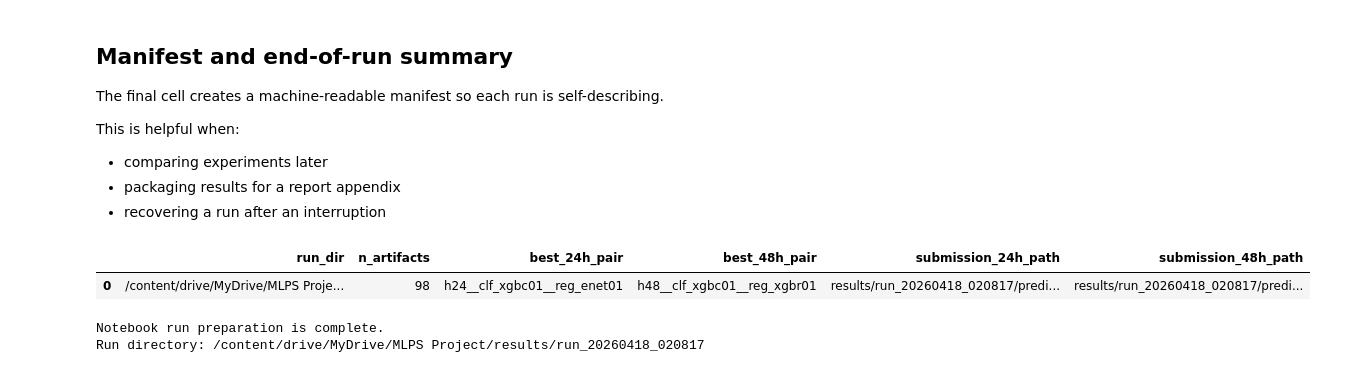
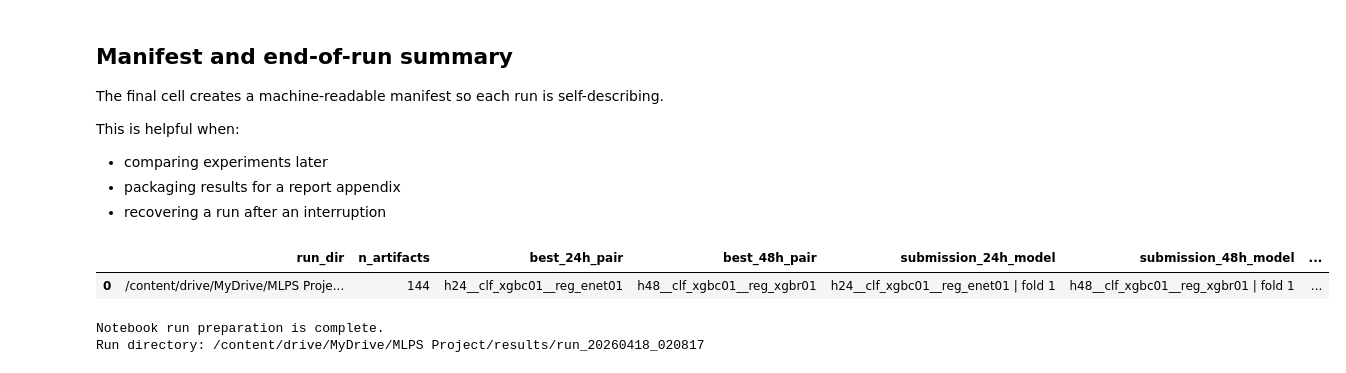
Before and after one commit to Zttcoder/MLPS_FinalProject, a Jupyter notebook: Arturo/two_stage_aaarias_10features_1fold_SUCCESS.ipynb, the cells around one changed output. Cells and saved outputs as stored; diff of their text form; code cells hidden in the pictures.

```diff
--- a/Arturo/two_stage_aaarias_10features_1fold_SUCCESS.ipynb
+++ b/Arturo/two_stage_aaarias_10features_1fold_SUCCESS.ipynb
@@ -2177,6 +2468,34 @@ best_pair_by_horizon = (
 
 display(best_pair_by_horizon)
 save_dataframe(best_pair_by_horizon, ARTIFACT_DIRS['tables'] / 'best_pair_by_horizon.csv', index=False)
+
+candidate_fold_rows = []
+for pair_result in all_pair_results:
+    fold_df = pair_result['fold_metrics_df'].copy()
+    if fold_df.empty:
+        continue
+    if 'pair_tag' not in fold_df.columns:
+        fold_df['pair_tag'] = pair_result['pair_tag']
+    candidate_fold_rows.append(fold_df)
+
+candidate_fold_summary_df = (
+    pd.concat(candidate_fold_rows, ignore_index=True)
+    .sort_values(['horizon', 'avg_county_rmse_expected', 'overall_rmse_expected', 'pair_tag', 'fold_id'])
+    .reset_index(drop=True)
+) if candidate_fold_rows else pd.DataFrame()
+
+display(candidate_fold_summary_df)
+save_dataframe(candidate_fold_summary_df, ARTIFACT_DIRS['tables'] / 'candidate_fold_summary.csv', index=False)
+
+best_candidate_model_by_horizon = (
+    candidate_fold_summary_df
+    .sort_values(['horizon', 'avg_county_rmse_expected', 'overall_rmse_expected', 'pair_tag', 'fold_id'])
+    .groupby('horizon', as_index=False)
+    .first()
+) if not candidate_fold_summary_df.empty else pd.DataFrame()
+
+display(best_candidate_model_by_horizon)
+save_dataframe(best_candidate_model_by_horizon, ARTIFACT_DIRS['tables'] / 'best_candidate_model_by_horizon.csv', index=False)
 # %% [output]
 H=24: 2 classifier configs x 2 regressor configs x 1 folds
 H=48: 2 classifier configs x 2 regressor configs x 1 folds
@@ -2661,34 +3488,49 @@ manifest = {
     'run_timestamp': RUN_TIMESTAMP,
     'project_root': str(PROJECT_ROOT),
     'config_path': str((RUN_DIR / 'config.json').relative_to(RUN_DIR)),
     'environment_path': str((RUN_DIR / 'environment.json').relative_to(RUN_DIR)),
     'selected_weather_features': selected_weather_features,
     'best_pair_by_horizon': best_pair_by_horizon.to_dict(orient='records'),
+    'best_candidate_model_by_horizon': best_candidate_model_by_horizon.to_dict(orient='records'),
+    'final_refit_validation_summary_path': str((ARTIFACT_DIRS['tables'] / 'final_refit_validation_summary.csv').relative_to(RUN_DIR)),
+    'submission_model_summary_path': str((ARTIFACT_DIRS['tables'] / 'submission_model_summary.csv').relative_to(RUN_DIR)),
     'artifacts': artifact_records,
 }
 
 save_json(manifest, RUN_DIR / 'artifact_manifest.json')
 
 summary_card = pd.DataFrame(
     [
         {
             'run_dir': str(RUN_DIR),
             'n_artifacts': len(artifact_records),
             'best_24h_pair': best_pair_lookup[24]['pair_tag'],
             'best_48h_pair': best_pair_lookup[48]['pair_tag'],
+            'submission_24h_model': (
+                f"{submission_model_lookup[24]['pair_tag']} | fold {int(submission_model_lookup[24]['fold_id'])}"
+                if pd.notna(submission_model_lookup[24]['fold_id'])
+                else f"{submission_model_lookup[24]['pair_tag']} | {submission_model_lookup[24]['source']}"
+            ),
+            'submission_48h_model': (
+                f"{submission_model_lookup[48]['pair_tag']} | fold {int(submission_model_lookup[48]['fold_id'])}"
+                if pd.notna(submission_model_lookup[48]['fold_id'])
+                else f"{submission_model_lookup[48]['pair_tag']} | {submission_model_lookup[48]['source']}"
+            ),
             'submission_24h_path': str((ARTIFACT_DIRS['predictions'] / 'two_stage_pred_24h.csv').relative_to(PROJECT_ROOT)),
             'submission_48h_path': str((ARTIFACT_DIRS['predictions'] / 'two_stage_pred_48h.csv').relative_to(PROJECT_ROOT)),
+            'final_refit_24h_path': str(final_refit_paths_lookup[24]['prediction'].relative_to(PROJECT_ROOT)),
+            'final_refit_48h_path': str(final_refit_paths_lookup[48]['prediction'].relative_to(PROJECT_ROOT)),
         }
     ]
 )
 
 display(summary_card)
 save_dataframe(summary_card, ARTIFACT_DIRS['tables'] / 'run_summary.csv', index=False)
 
 print('Notebook run preparation is complete.')
 print(f'Run directory: {RUN_DIR}')
 # %% [output]
-|  | run_dir | n_artifacts | best_24h_pair | best_48h_pair | submission_24h_path | submission_48h_path |
-| 0 | /content/drive/MyDrive/MLPS Proje... | 98 | h24__clf_xgbc01__reg_enet01 | h48__clf_xgbc01__reg_xgbr01 | results/run_20260418_020817/predi... | results/run_20260418_020817/predi... |
+|  | run_dir | n_artifacts | best_24h_pair | best_48h_pair | submission_24h_model | submission_48h_model | ... |
+| 0 | /content/drive/MyDrive/MLPS Proje... | 144 | h24__clf_xgbc01__reg_enet01 | h48__clf_xgbc01__reg_xgbr01 | h24__clf_xgbc01__reg_enet01 | fold 1 | h48__clf_xgbc01__reg_xgbr01 | fold 1 | ... |
 Notebook run preparation is complete.
 Run directory: /content/drive/MyDrive/MLPS Project/results/run_20260418_020817
```
Also changed, not shown: parts of 8 cells of this notebook.
